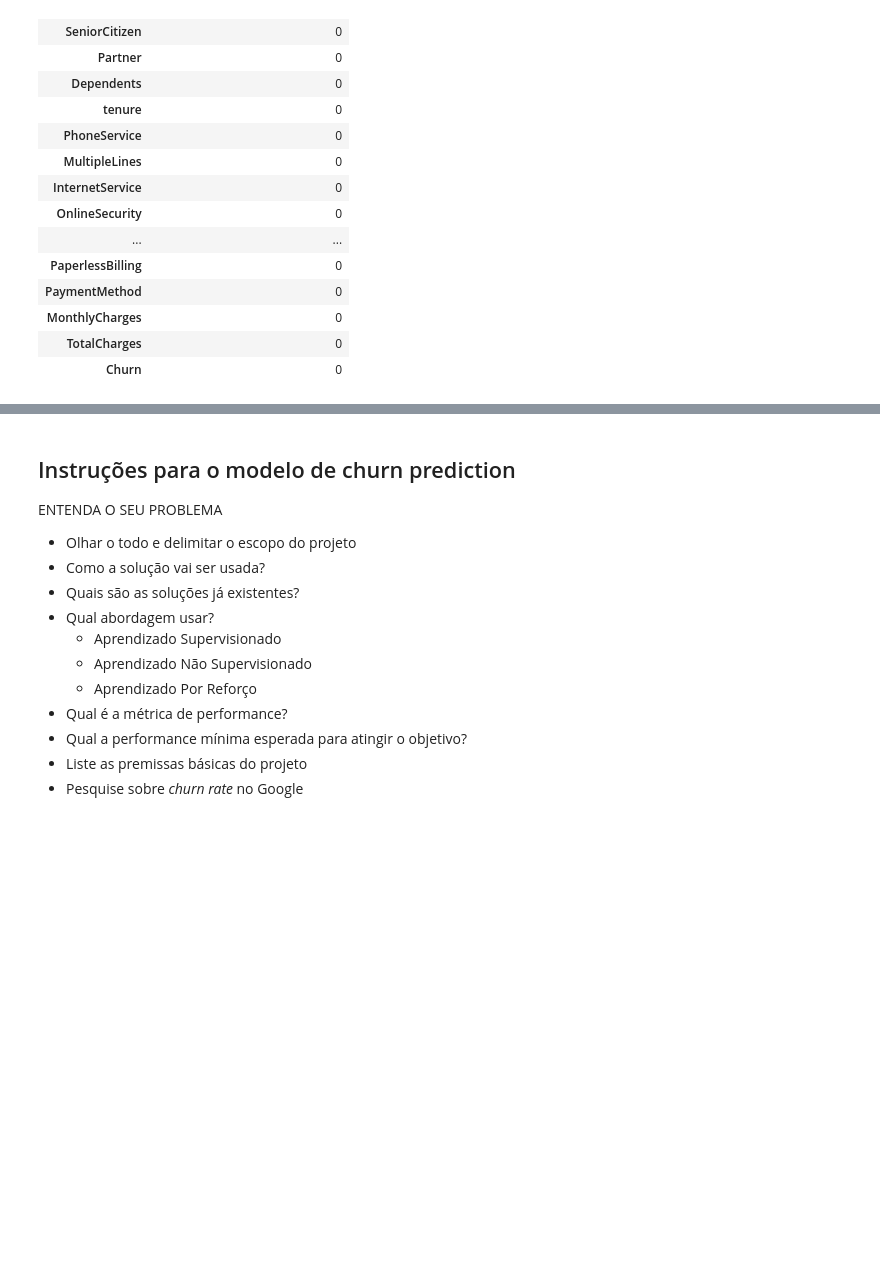
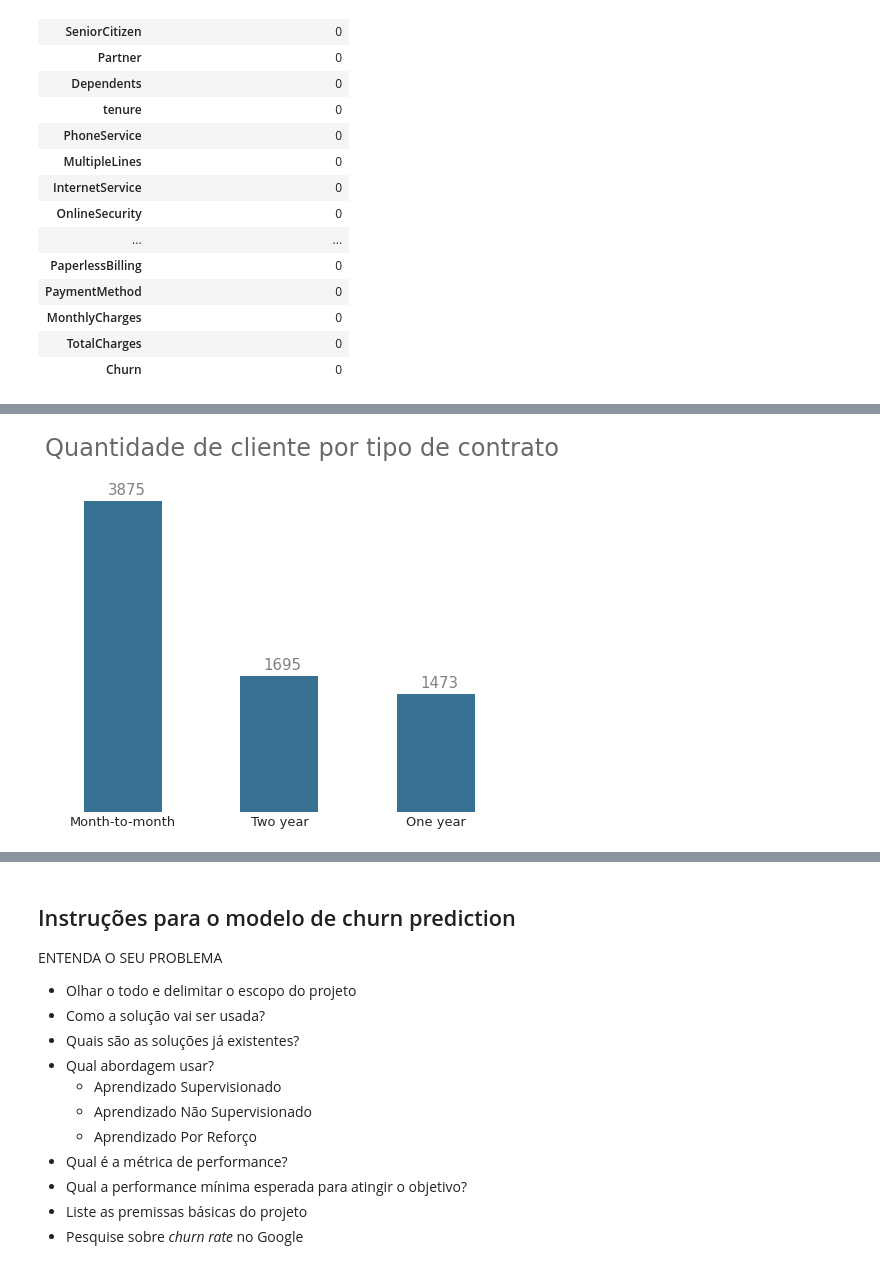
Before and after one commit to FerrazThales/Churn_prediction, a Jupyter notebook: Churn_Prediction_para_uma_empresa_de_Telecomunicações.ipynb, the cells around one changed output, grey strips where cells are left out. Cells and saved outputs as stored; diff of their text form; code cells hidden in the pictures; blank space fills up the shorter version.

```diff
--- a/Churn_Prediction_para_uma_empresa_de_Telecomunicações.ipynb
+++ b/Churn_Prediction_para_uma_empresa_de_Telecomunicações.ipynb
@@ -174,0 +182,17 @@ plt.tight_layout(pad=2.0)
+# %%
+#criando o figure e o ax no matplotlib
+fig, ax = plt.subplots(figsize=(8,6))
+
+#quantidade dos principais tipos de serviço
+df['Contract'].value_counts().plot(kind='bar',rot=0,ax=ax,color='#054F77',alpha=0.8).set_frame_on(False)
+ax.get_yaxis().set_visible(False)
+ax.set_title('Quantidade de cliente por tipo de contrato',loc='left',pad=30,fontdict={'fontsize':24,'Family':'Dejavu Sans'},color='dimgrey')
+ax.tick_params(axis='x',length=0,labelsize=13,labelcolor='#242526')
+
+#adicionando os rótulos ao gráfico
+addlabels(df['Contract'].unique(),df['Contract'].value_counts())
+
+#exibir o gráfico
+plt.tight_layout(pad=2.0);
+# %% [output]
+[figure, added]
```
Also changed, not shown: parts of 12 cells of this notebook.
